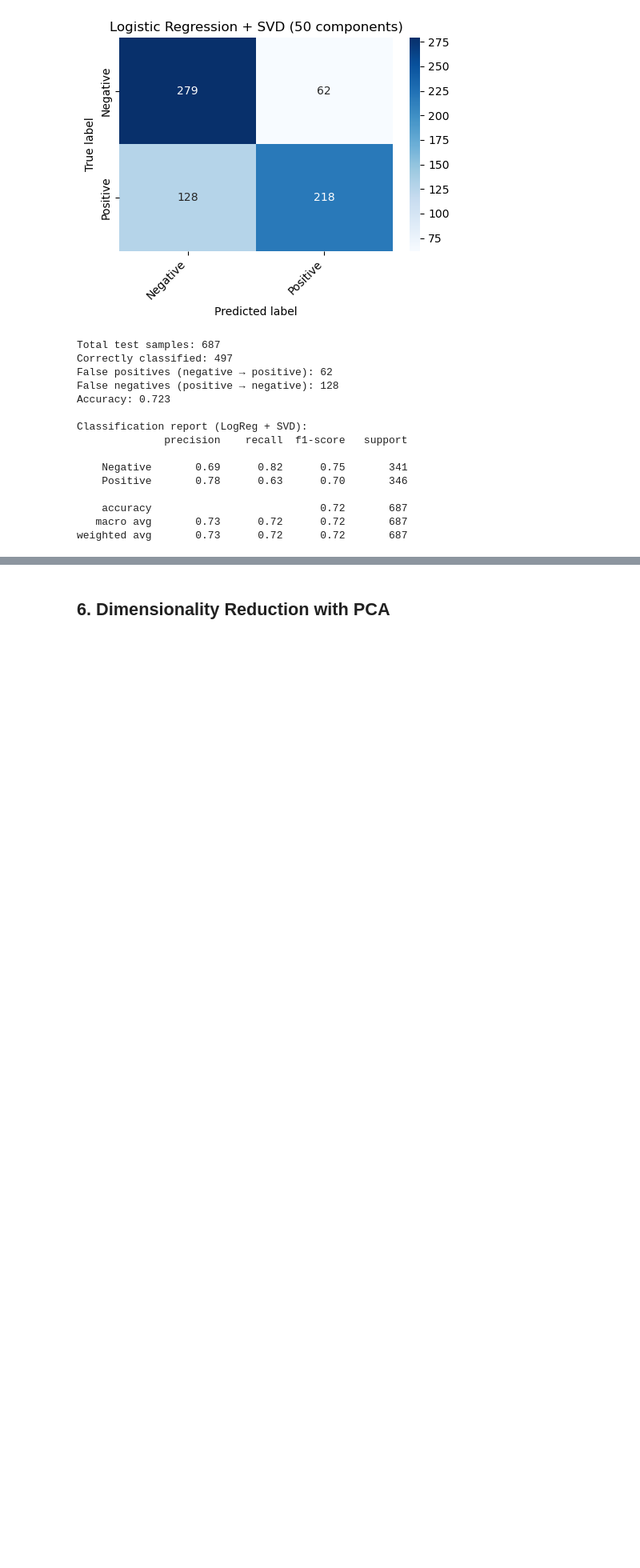
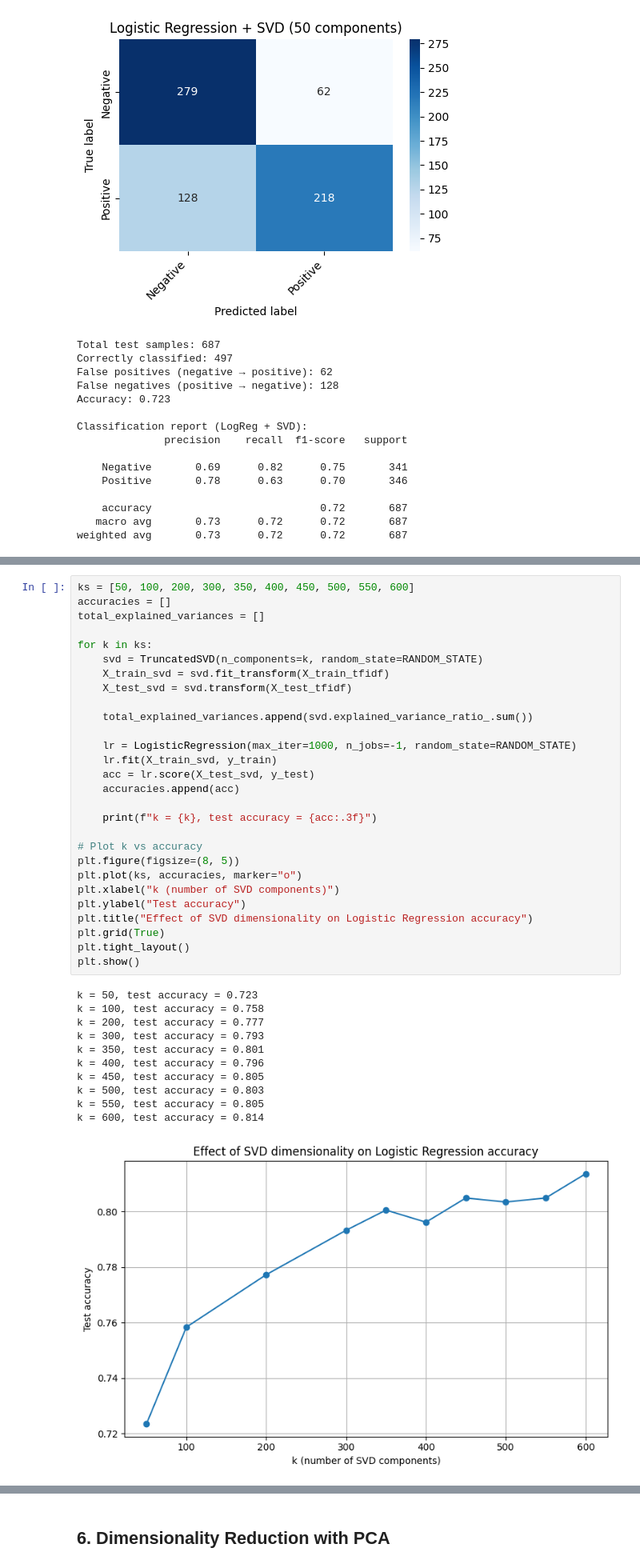
Before and after one commit to Andrew-Silveira-5077086/SentimentLabelledSentences-FinalProject, a Jupyter notebook: GroupProject-Final.ipynb, the cells around one changed output, grey strips where cells are left out. Shown at 80% size. Drawn from its saved outputs; the diff is of its cells as text; blank space fills up the shorter version.

Commit message:
Updated SVD  Dimensionality Reduction

```diff
--- a/GroupProject-Final.ipynb
+++ b/GroupProject-Final.ipynb
@@ -451,0 +499,40 @@ weighted avg       0.73      0.72      0.72       687
+# %%
+ks = [50, 100, 200, 300, 350, 400, 450, 500, 550, 600]
+accuracies = []
+total_explained_variances = []
+
+for k in ks:
+    svd = TruncatedSVD(n_components=k, random_state=RANDOM_STATE)
+    X_train_svd = svd.fit_transform(X_train_tfidf)
+    X_test_svd = svd.transform(X_test_tfidf)
+
+    total_explained_variances.append(svd.explained_variance_ratio_.sum())
+
+    lr = LogisticRegression(max_iter=1000, n_jobs=-1, random_state=RANDOM_STATE)
+    lr.fit(X_train_svd, y_train)
+    acc = lr.score(X_test_svd, y_test)
+    accuracies.append(acc)
+
+    print(f"k = {k}, test accuracy = {acc:.3f}")
+
+# Plot k vs accuracy
+plt.figure(figsize=(8, 5))
+plt.plot(ks, accuracies, marker="o")
+plt.xlabel("k (number of SVD components)")
+plt.ylabel("Test accuracy")
+plt.title("Effect of SVD dimensionality on Logistic Regression accuracy")
+plt.grid(True)
+plt.tight_layout()
+plt.show()
+# %% [output]
+k = 50, test accuracy = 0.723
+k = 100, test accuracy = 0.758
+k = 200, test accuracy = 0.777
+k = 300, test accuracy = 0.793
+k = 350, test accuracy = 0.801
+k = 400, test accuracy = 0.796
+k = 450, test accuracy = 0.805
+k = 500, test accuracy = 0.803
+k = 550, test accuracy = 0.805
+k = 600, test accuracy = 0.814
+[figure, added]
```
Also changed, not shown: parts of 18 cells of this notebook.
